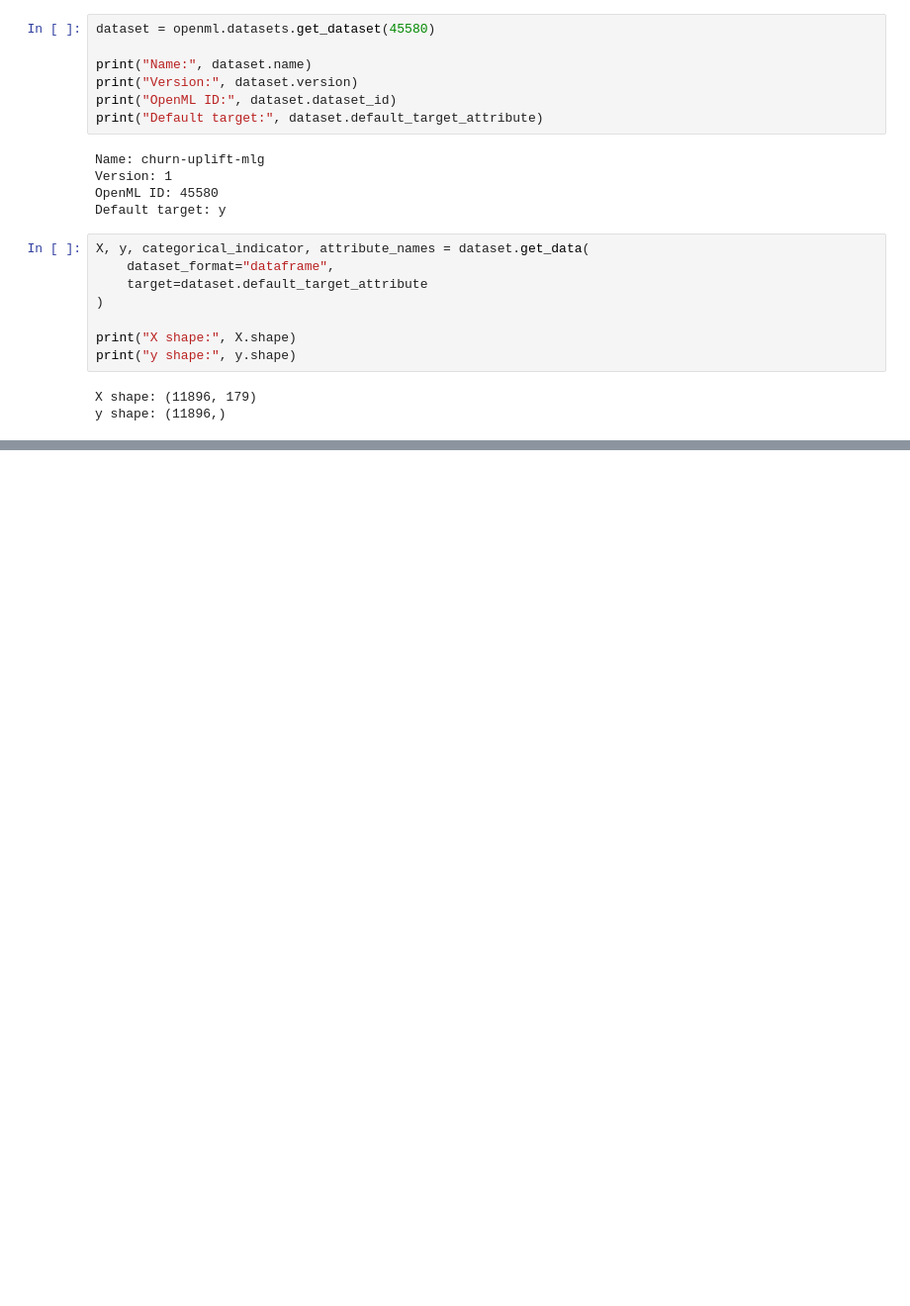
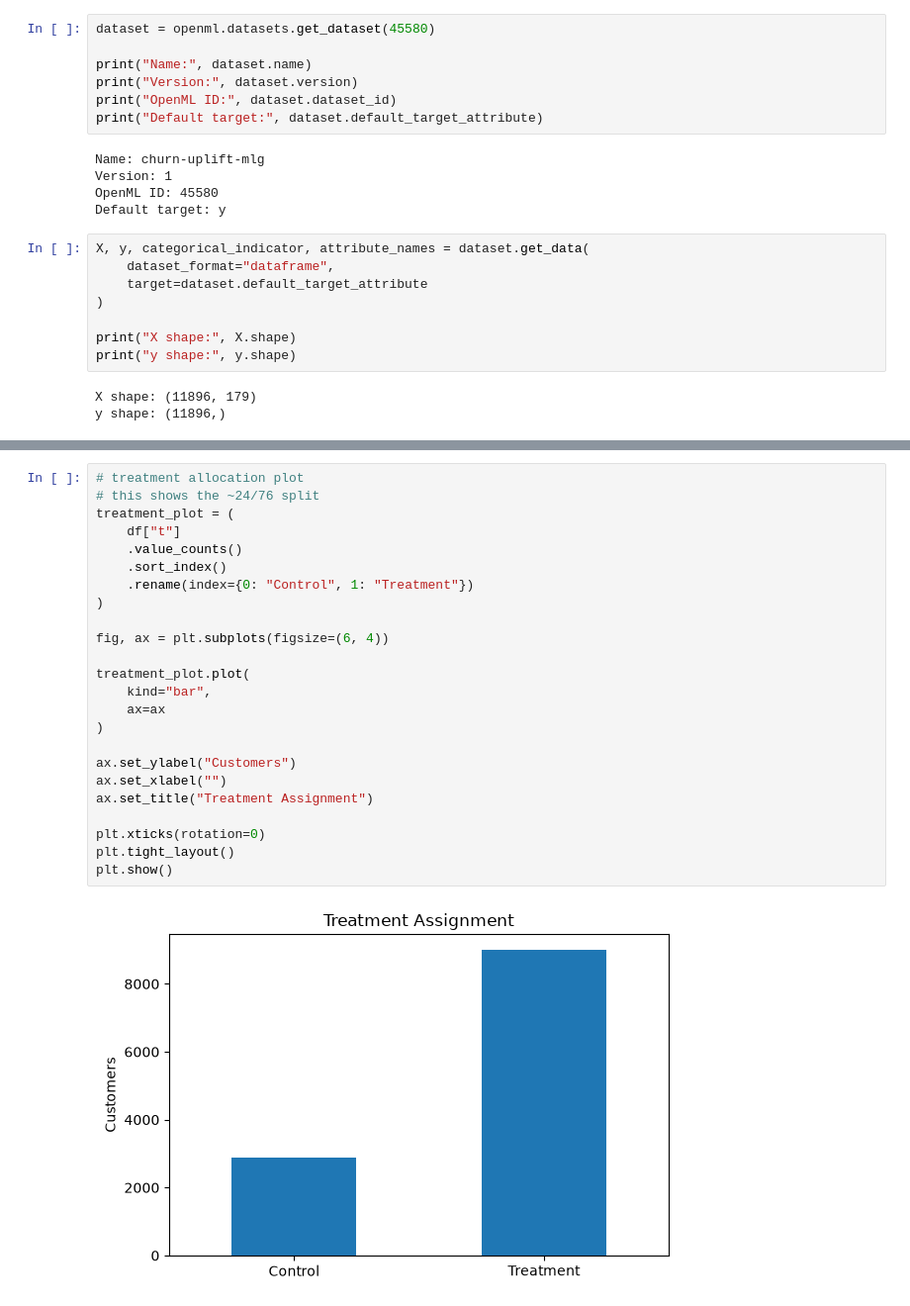
Before and after one commit to ACSanders/beyond-churn, a Jupyter notebook: notebooks/01_data_understanding.ipynb, the cells around one changed output, grey strips where cells are left out. Shown at 99% size. Cells and saved outputs as stored; diff of their text form; blank space fills up the shorter version.

```diff
--- a/notebooks/01_data_understanding.ipynb
+++ b/notebooks/01_data_understanding.ipynb
@@ -100,0 +237,26 @@ t
+# %%
+# treatment allocation plot
+# this shows the ~24/76 split
+treatment_plot = (
+    df["t"]
+    .value_counts()
+    .sort_index()
+    .rename(index={0: "Control", 1: "Treatment"})
+)
+
+fig, ax = plt.subplots(figsize=(6, 4))
+
+treatment_plot.plot(
+    kind="bar",
+    ax=ax
+)
+
+ax.set_ylabel("Customers")
+ax.set_xlabel("")
+ax.set_title("Treatment Assignment")
+
+plt.xticks(rotation=0)
+plt.tight_layout()
+plt.show()
+# %% [output]
+[figure, added]
```
Also changed, not shown: parts of 59 cells of this notebook.
